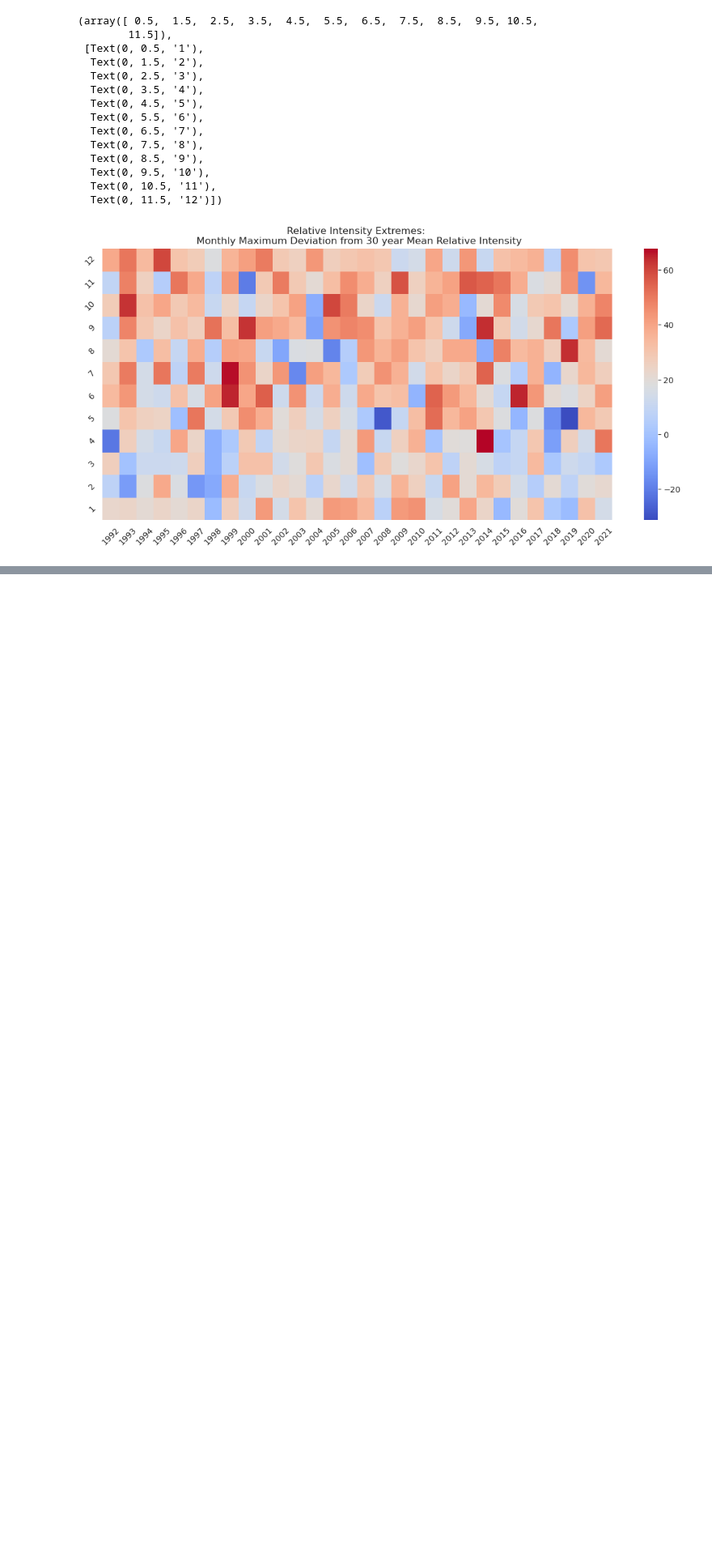
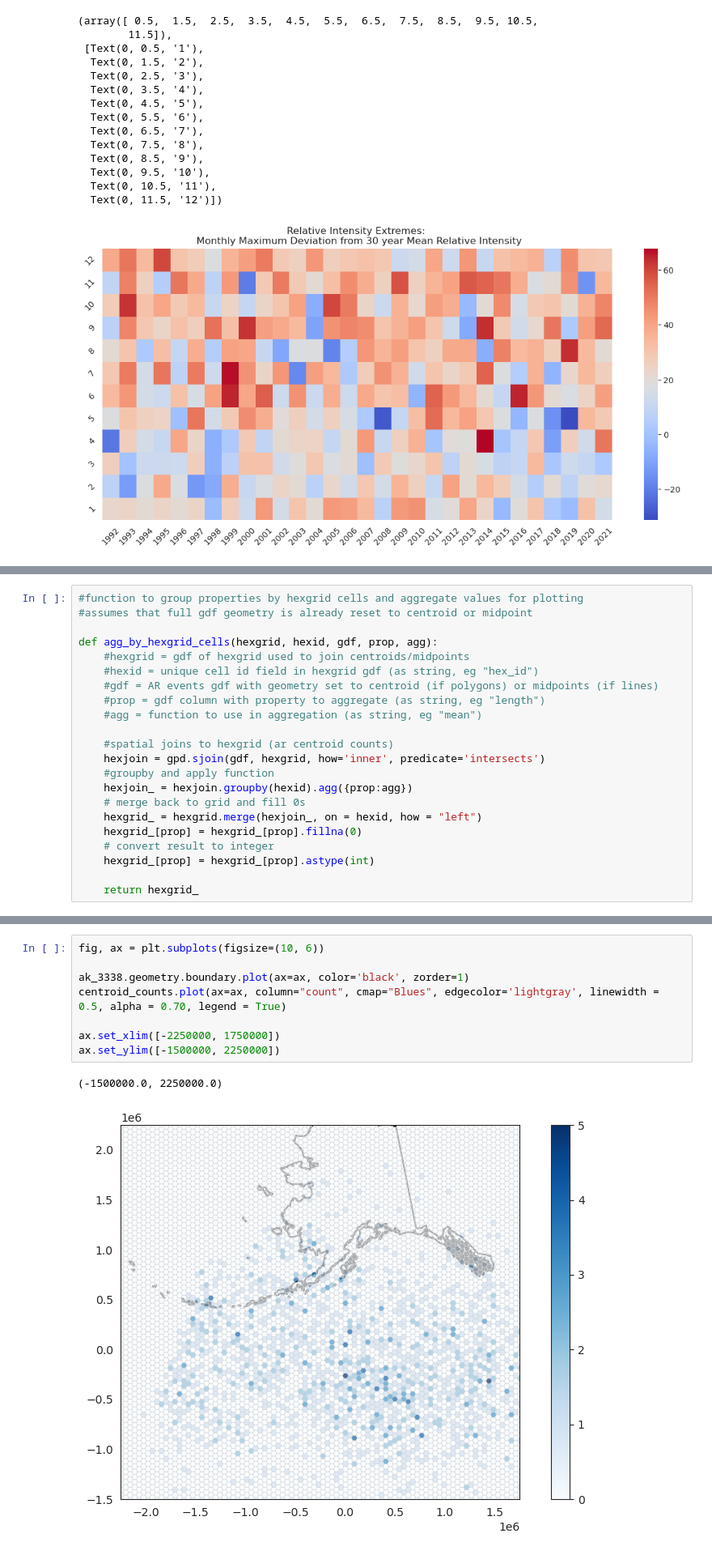
Before and after one commit to ua-snap/ar_avalanche, a Jupyter notebook: AR_QC.ipynb, the cells around one changed output, grey strips where cells are left out. Shown at 81% size. Saved outputs shown, nothing was run; the diff lists cells and outputs as text; blank space fills up the shorter version.

```diff
--- a/AR_QC.ipynb
+++ b/AR_QC.ipynb
@@ -379,0 +423,22 @@ View AR model output at known AR events.
+# %%
+#function to group properties by hexgrid cells and aggregate values for plotting
+#assumes that full gdf geometry is already reset to centroid or midpoint
+
+def agg_by_hexgrid_cells(hexgrid, hexid, gdf, prop, agg):
+    #hexgrid = gdf of hexgrid used to join centroids/midpoints
+    #hexid = unique cell id field in hexgrid gdf (as string, eg "hex_id")
+    #gdf = AR events gdf with geometry set to centroid (if polygons) or midpoints (if lines)
+    #prop = gdf column with property to aggregate (as string, eg "length")
+    #agg = function to use in aggregation (as string, eg "mean")
+
+    #spatial joins to hexgrid (ar centroid counts)
+    hexjoin = gpd.sjoin(gdf, hexgrid, how='inner', predicate='intersects')
+    #groupby and apply function
+    hexjoin_ = hexjoin.groupby(hexid).agg({prop:agg})
+    # merge back to grid and fill 0s
+    hexgrid_ = hexgrid.merge(hexjoin_, on = hexid, how = "left")
+    hexgrid_[prop] = hexgrid_[prop].fillna(0)
+    # convert result to integer
+    hexgrid_[prop] = hexgrid_[prop].astype(int)
+
+    return hexgrid_
@@ -379,0 +498,11 @@ View AR model output at known AR events.
+# %%
+fig, ax = plt.subplots(figsize=(10, 6))
+
+ak_3338.geometry.boundary.plot(ax=ax, color='black', zorder=1)
+centroid_counts.plot(ax=ax, column="count", cmap="Blues", edgecolor='lightgray', linewidth = 0.5, alpha = 0.70, legend = True)
+
+ax.set_xlim([-2250000, 1750000])
+ax.set_ylim([-1500000, 2250000])
+# %% [output]
+(-1500000.0, 2250000.0)
+[figure, added]
```
Also changed, not shown: parts of 19 cells of this notebook.
